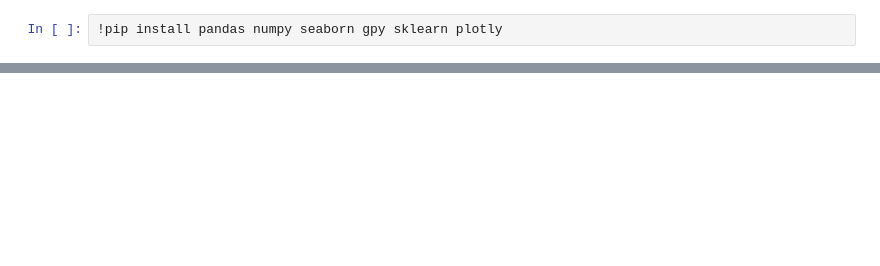
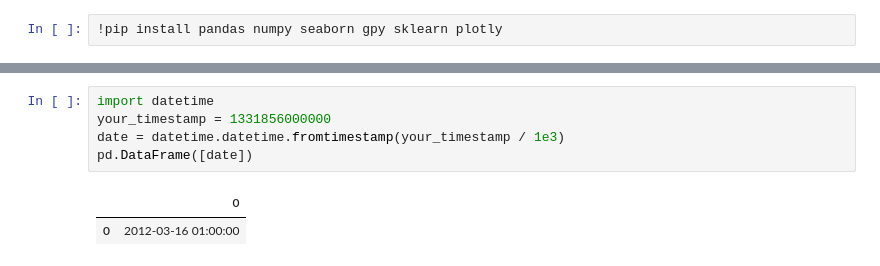
Before and after one commit to SebastianCallh/master-thesis, a Jupyter notebook: model/learn.ipynb, the cells around one changed output, grey strips where cells are left out. Drawn from its saved outputs; the diff is of its cells as text; blank space fills up the shorter version.

```diff
--- a/model/learn.ipynb
+++ b/model/learn.ipynb
@@ -98,0 +312,8 @@ Optimization restart 3/3, f = -3798.618018935231
+# %%
+import datetime
+your_timestamp = 1331856000000
+date = datetime.datetime.fromtimestamp(your_timestamp / 1e3)
+pd.DataFrame([date])
+# %% [output]
+|  | 0 |
+| 0 | 2012-03-16 01:00:00 |
```
Also changed, not shown: parts of 15 cells of this notebook, 1 other file.
